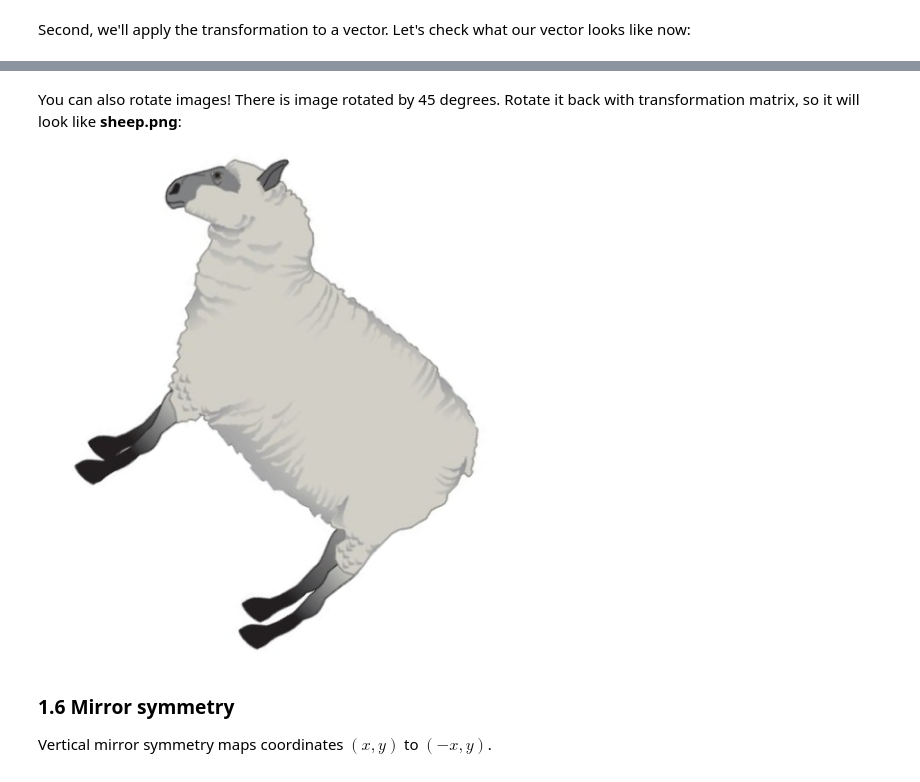
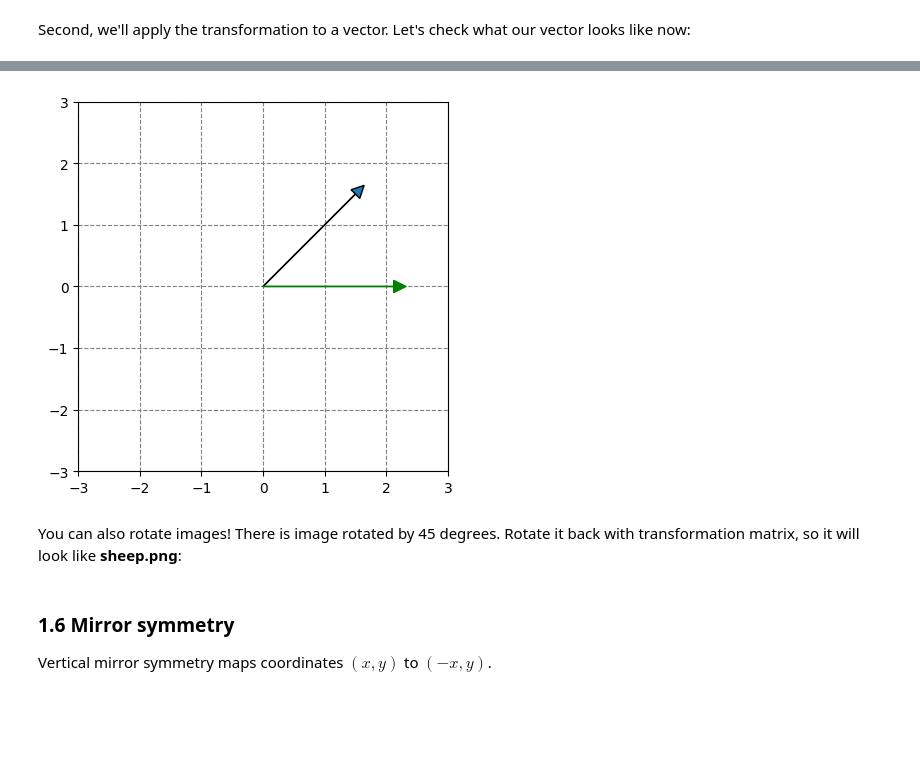
Before and after one commit to DanyaBykov/LA_Lab1, a Jupyter notebook: LA_Lab_1_template_2025.ipynb, the cells around one changed output, grey strips where cells are left out. Saved outputs shown, nothing was run; the diff lists cells and outputs as text; code cells hidden in the pictures; blank space fills up the shorter version.

```diff
--- a/LA_Lab_1_template_2025.ipynb
+++ b/LA_Lab_1_template_2025.ipynb
@@ -296,11 +304,13 @@ First, construct the rotation matrix:
 
 def get_rotation_matrix(phi):
   ##### YOUR CODE STARTS #####
-  ...
+  sin = np.sin(np.radians(phi))
+  cos = np.cos(np.radians(phi))
+  transformation_matrix = np.array([[cos, -sin, 0], [sin, cos, 0]])
   ##### YOUR CODE ENDS #####
   return transformation_matrix
 
 phi = 45
-M = get_rotation_matrix(phi)
+M = get_rotation_matrix(-phi)
 print("Rotation matrix is")
 print(M)
@@ -324,30 +340,32 @@ plt.show()
 # %%
 # Apply rotation to the vector AB1 to get vector AB2
 
 ##### YOUR CODE STARTS #####
-A = ...
+A = np.array([0, 0])
 B1 = np.array([1.5, 1.5])
-B2 = ...
+B2 = np.dot(M, np.append(B1, 1))[:2]
 ##### YOUR CODE ENDS #####
 
 ax = plt.axes()
 
 ax.arrow(A[0], A[1], B1[0], B1[1], head_width=0.2, head_length=0.2)
 ax.arrow(A[0], A[1], B2[0], B2[1], head_width=0.2, head_length=0.2, color='green')
 plt.ylim(-3,3)
 plt.xlim(-3,3)
 
 ax.set_axisbelow(True)
 plt.grid(color='gray', linestyle='dashed')
 plt.gca().set_aspect('equal', adjustable='box')
 
 plt.show()
+# %% [output]
+[figure, added]
 # %% [markdown]
 You can also rotate images! There is image rotated by 45 degrees. Rotate it back with transformation matrix, so it will look like **sheep.png**:
 # %%
 rotated_img = cv.imread("./rotated_sheep.png")
 cv.imshow('image', rotated_img)
+cv.waitKey(0)
+cv.destroyAllWindows()
-# %% [output]
-[figure, removed]
 # %%
 ##### YOUR CODE STARTS #####
```
Also changed, not shown: parts of 21 cells of this notebook, 1 other file.
